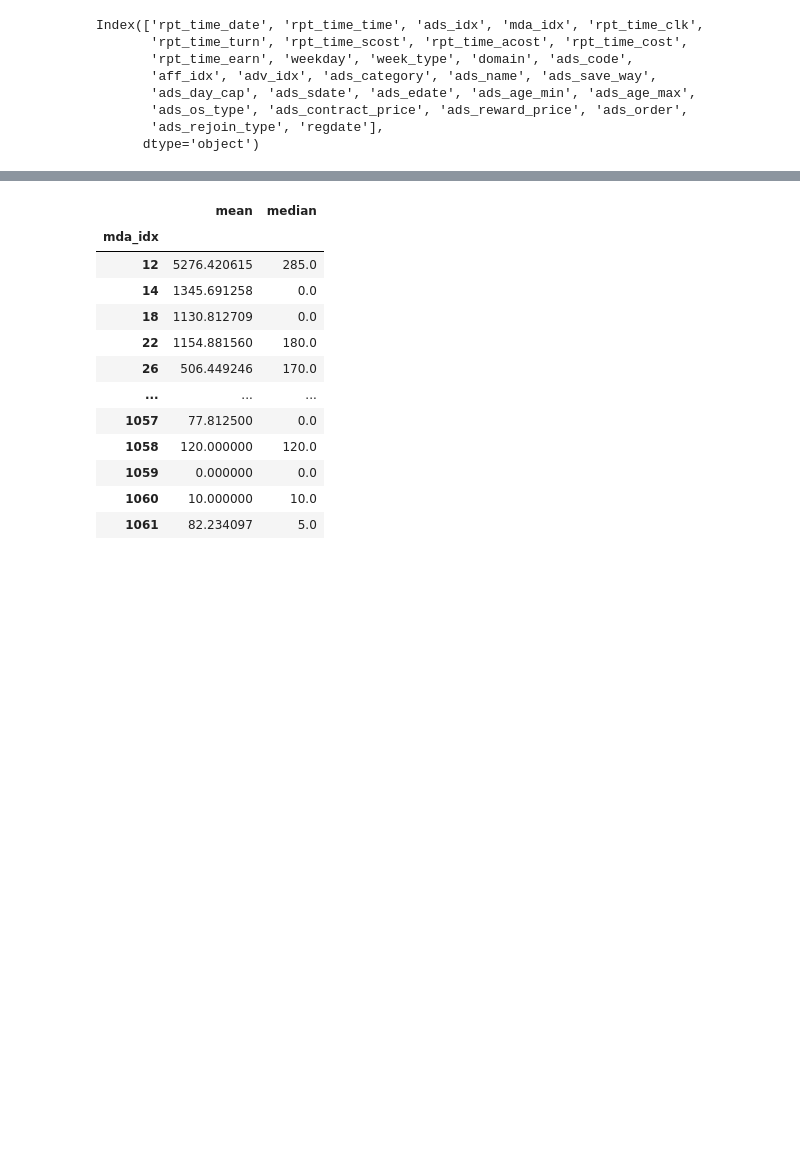
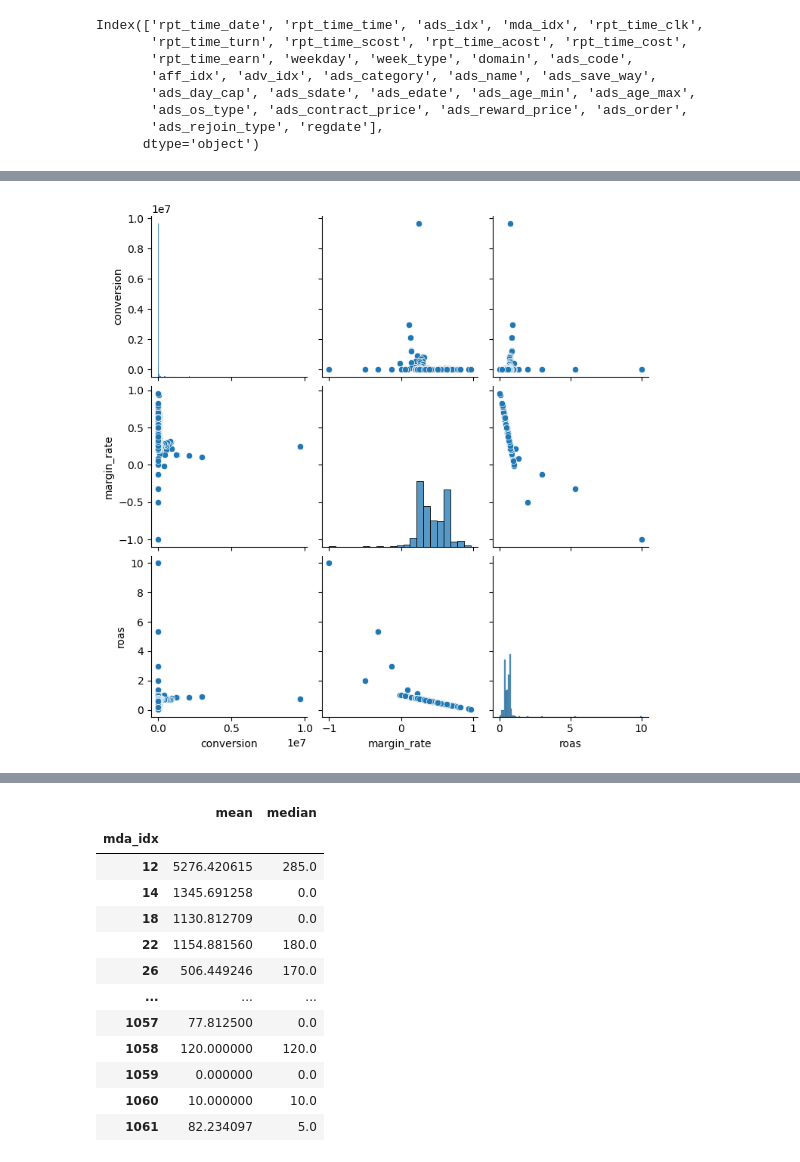
Before and after one commit to sese7414/reward_ads_project, a Jupyter notebook: Sehee/recommend.ipynb, the cells around one changed output, grey strips where cells are left out. Saved outputs shown, nothing was run; the diff lists cells and outputs as text; code cells hidden in the pictures; blank space fills up the shorter version.

```diff
--- a/Sehee/recommend.ipynb
+++ b/Sehee/recommend.ipynb
@@ -550,0 +579,7 @@ mr_df['ive_earn'] = mr_df.rpt_time_acost - mr_df.rpt_time_earn
+# %%
+# 데이터를 더 쉽게 다루기 위해 reset_index
+plot_data = roas_graph.reset_index()
+sns.pairplot(plot_data[['conversion', 'margin_rate', 'roas']])
+plt.show()
+# %% [output]
+[figure, added]
```
Also changed, not shown: parts of 62 cells of this notebook, 3 other files.
